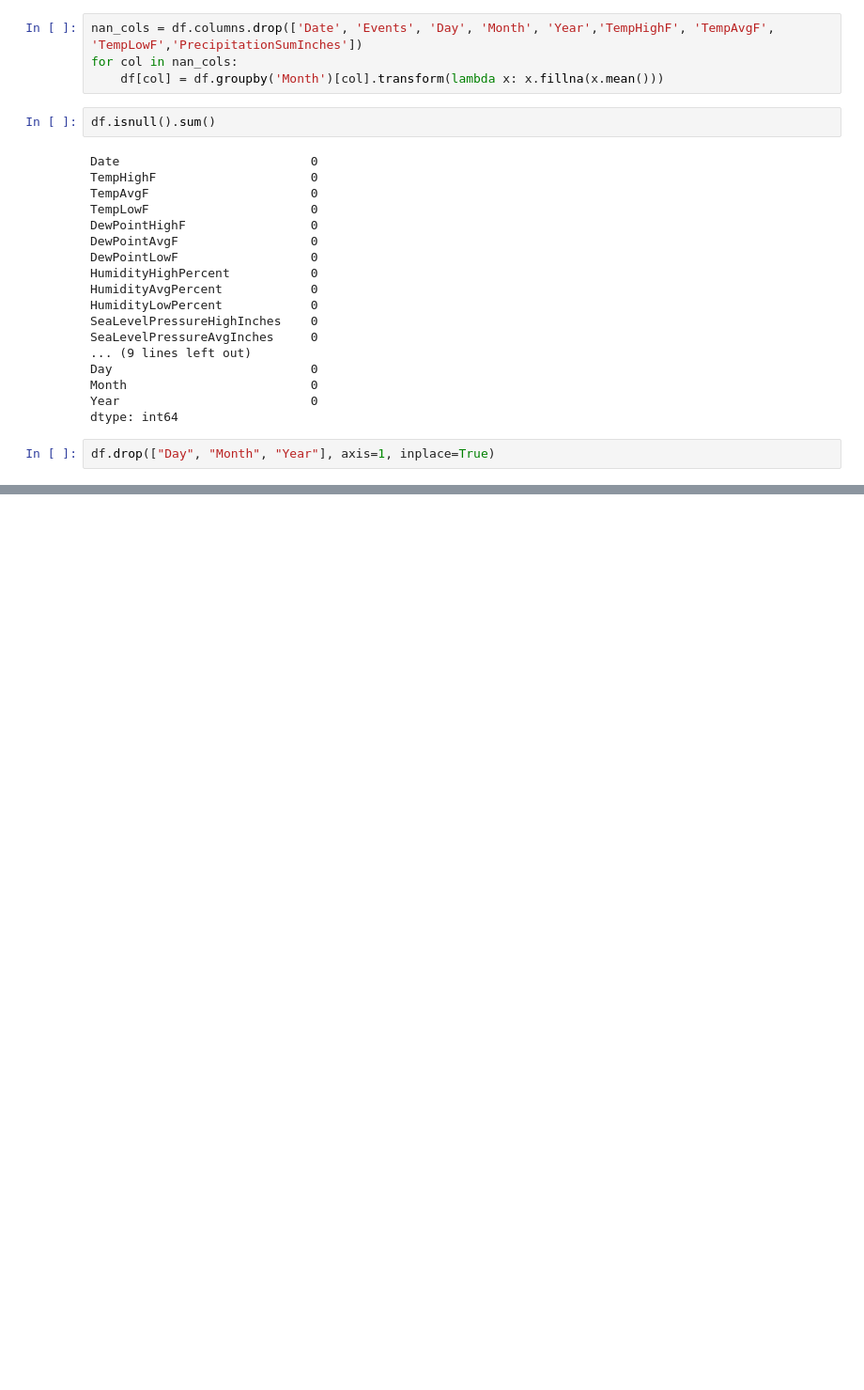
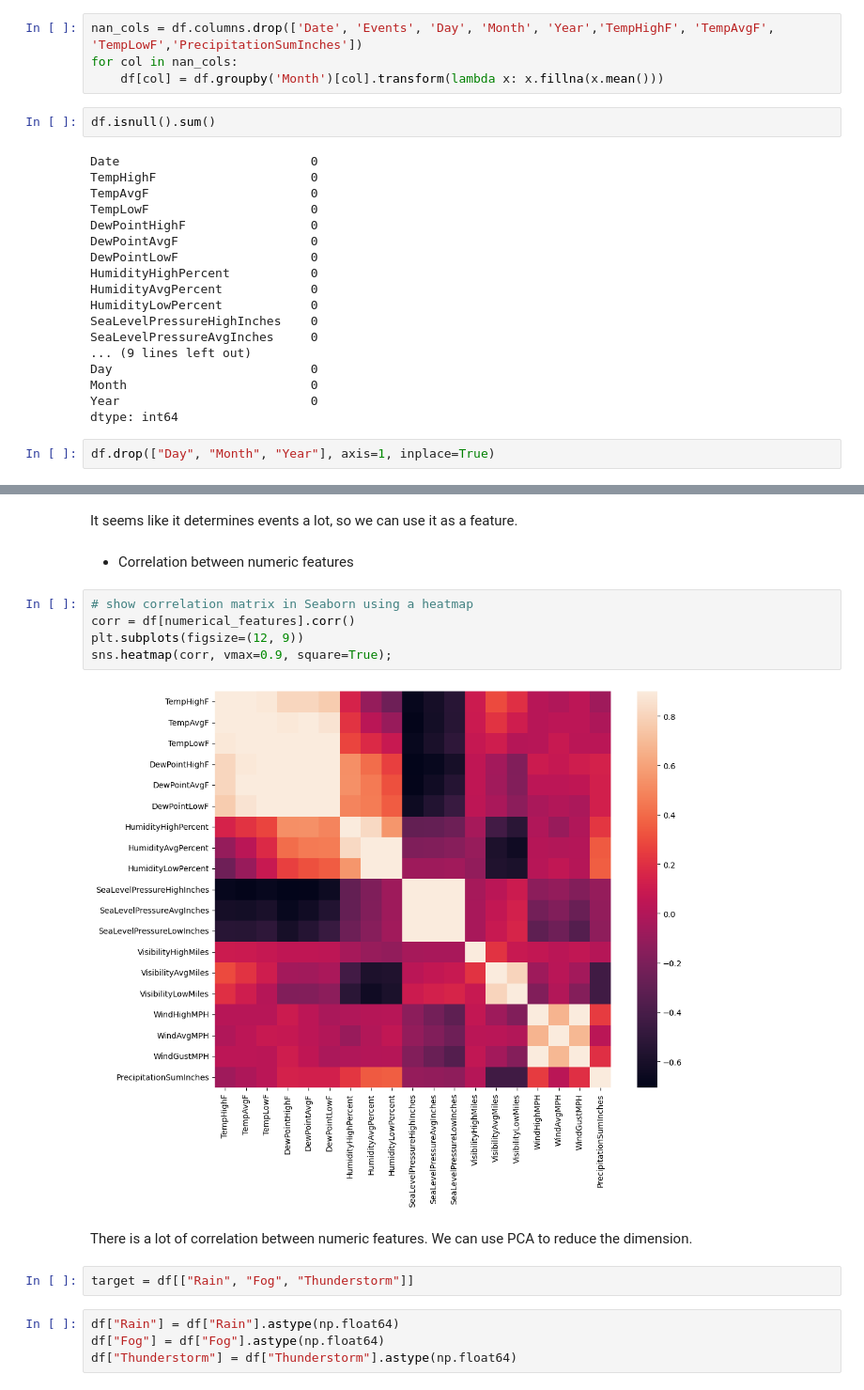
Before and after one commit to gklpcsgn/Weather-Detection, a Jupyter notebook: EDA.ipynb, the cells around one changed output, grey strips where cells are left out. Shown: that part at 94% size. Drawn from its saved outputs; the diff is of its cells as text; blank space fills up the shorter version.

```diff
--- a/EDA.ipynb
+++ b/EDA.ipynb
@@ -192,0 +231,19 @@ df
+# %% [markdown]
+It seems like it determines events a lot, so we can use it as a feature.
+# %% [markdown]
+- Correlation between numeric features
+# %%
+# show correlation matrix in Seaborn using a heatmap
+corr = df[numerical_features].corr()
+plt.subplots(figsize=(12, 9))
+sns.heatmap(corr, vmax=0.9, square=True);
+# %% [output]
+[figure, added]
+# %% [markdown]
+There is a lot of correlation between numeric features. We can use PCA to reduce the dimension.
+# %%
+target = df[["Rain", "Fog", "Thunderstorm"]]
+# %%
+df["Rain"] = df["Rain"].astype(np.float64)
+df["Fog"] = df["Fog"].astype(np.float64)
+df["Thunderstorm"] = df["Thunderstorm"].astype(np.float64)
```
Also changed, not shown: parts of 20 cells of this notebook, 1 other file.
